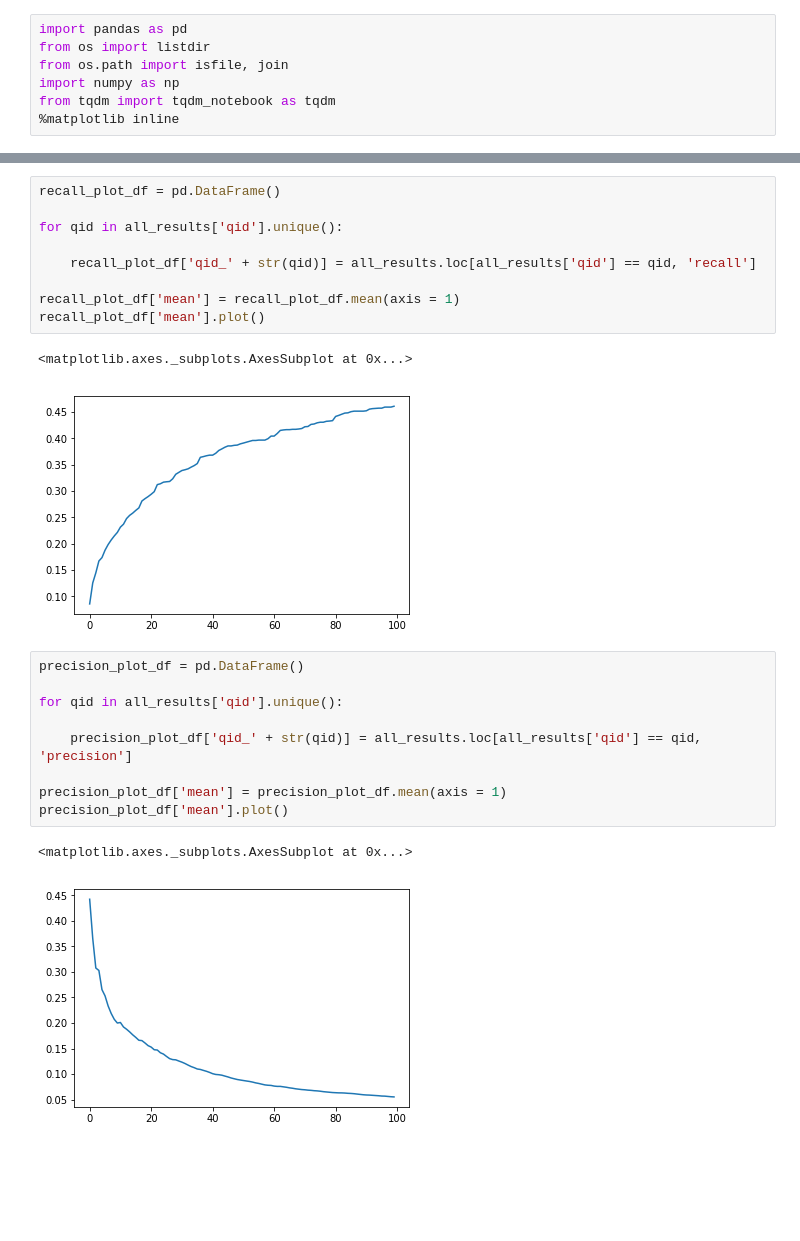
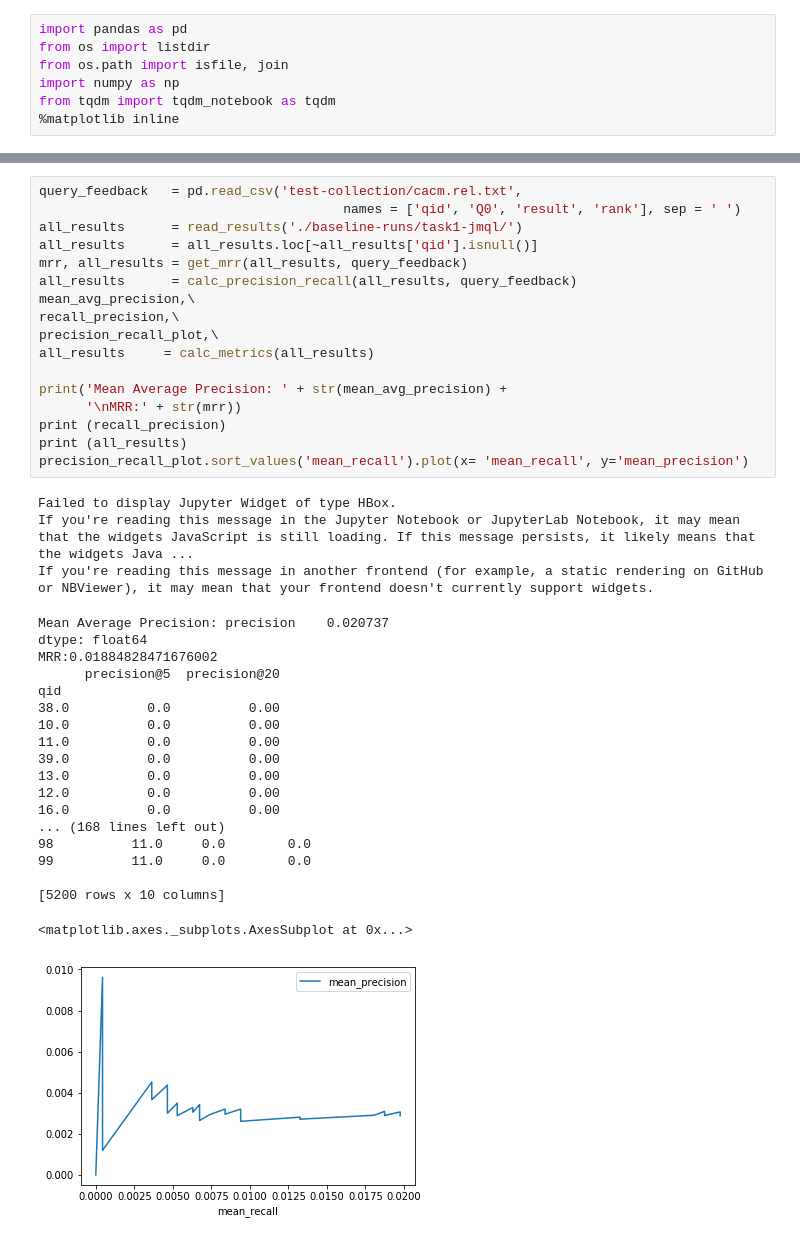
Before and after one commit to nikithanagaraj23/InformationRetrieval, a Jupyter notebook: Phase 3.ipynb, the cells around one changed output, grey strips where cells are left out. Saved outputs shown, nothing was run; the diff lists cells and outputs as text; blank space fills up the shorter version.

```diff
--- a/Phase 3.ipynb
+++ b/Phase 3.ipynb
@@ -116,24 +174,40 @@ recall_precision.sort_index().plot()
-# %%
-recall_plot_df = pd.DataFrame()
-
-for qid in all_results['qid'].unique():
-
-    recall_plot_df['qid_' + str(qid)] = all_results.loc[all_results['qid'] == qid, 'recall']
-
-recall_plot_df['mean'] = recall_plot_df.mean(axis = 1)
-recall_plot_df['mean'].plot()
-# %% [output]
-<matplotlib.axes._subplots.AxesSubplot at 0x...>
-[figure, removed]
-# %%
-precision_plot_df = pd.DataFrame()
-
-for qid in all_results['qid'].unique():
-
-    precision_plot_df['qid_' + str(qid)] = all_results.loc[all_results['qid'] == qid, 'precision']
-
-precision_plot_df['mean'] = precision_plot_df.mean(axis = 1)
-precision_plot_df['mean'].plot()
-# %% [output]
-<matplotlib.axes._subplots.AxesSubplot at 0x...>
-[figure, removed]
+# %%
+query_feedback   = pd.read_csv('test-collection/cacm.rel.txt',
+                                       names = ['qid', 'Q0', 'result', 'rank'], sep = ' ')
+all_results      = read_results('./baseline-runs/task1-jmql/')
+all_results      = all_results.loc[~all_results['qid'].isnull()]
+mrr, all_results = get_mrr(all_results, query_feedback)
+all_results      = calc_precision_recall(all_results, query_feedback)
+mean_avg_precision,\
+recall_precision,\
+precision_recall_plot,\
+all_results     = calc_metrics(all_results)
+
+print('Mean Average Precision: ' + str(mean_avg_precision) +
+      '\nMRR:' + str(mrr))
+print (recall_precision)
+print (all_results)
+precision_recall_plot.sort_values('mean_recall').plot(x= 'mean_recall', y='mean_precision')
+# %% [output]
+Failed to display Jupyter Widget of type HBox.
+If you're reading this message in the Jupyter Notebook or JupyterLab Notebook, it may mean that the widgets JavaScript is still loading. If this message persists, it likely means that the widgets Java ...
+If you're reading this message in another frontend (for example, a static rendering on GitHub or NBViewer), it may mean that your frontend doesn't currently support widgets.
+Mean Average Precision: precision    0.020737
+dtype: float64
+MRR:0.01884828471676002
+      precision@5  precision@20
+qid
+38.0          0.0          0.00
+10.0          0.0          0.00
+11.0          0.0          0.00
+39.0          0.0          0.00
+13.0          0.0          0.00
+12.0          0.0          0.00
+16.0          0.0          0.00
+... (168 lines left out)
+98          11.0     0.0        0.0
+99          11.0     0.0        0.0
+
+[5200 rows x 10 columns]
+<matplotlib.axes._subplots.AxesSubplot at 0x...>
+[figure, added]
```
Also changed, not shown: parts of 15 cells of this notebook.
